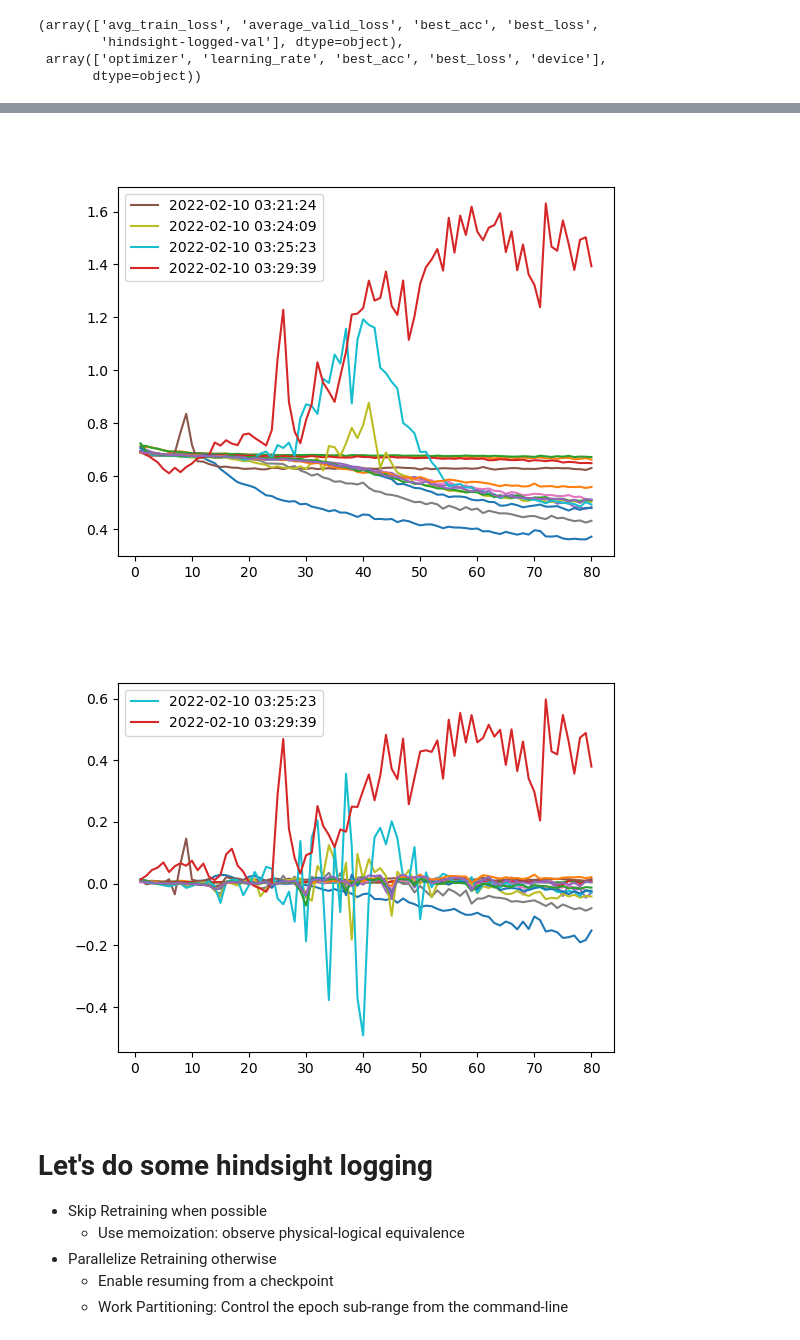
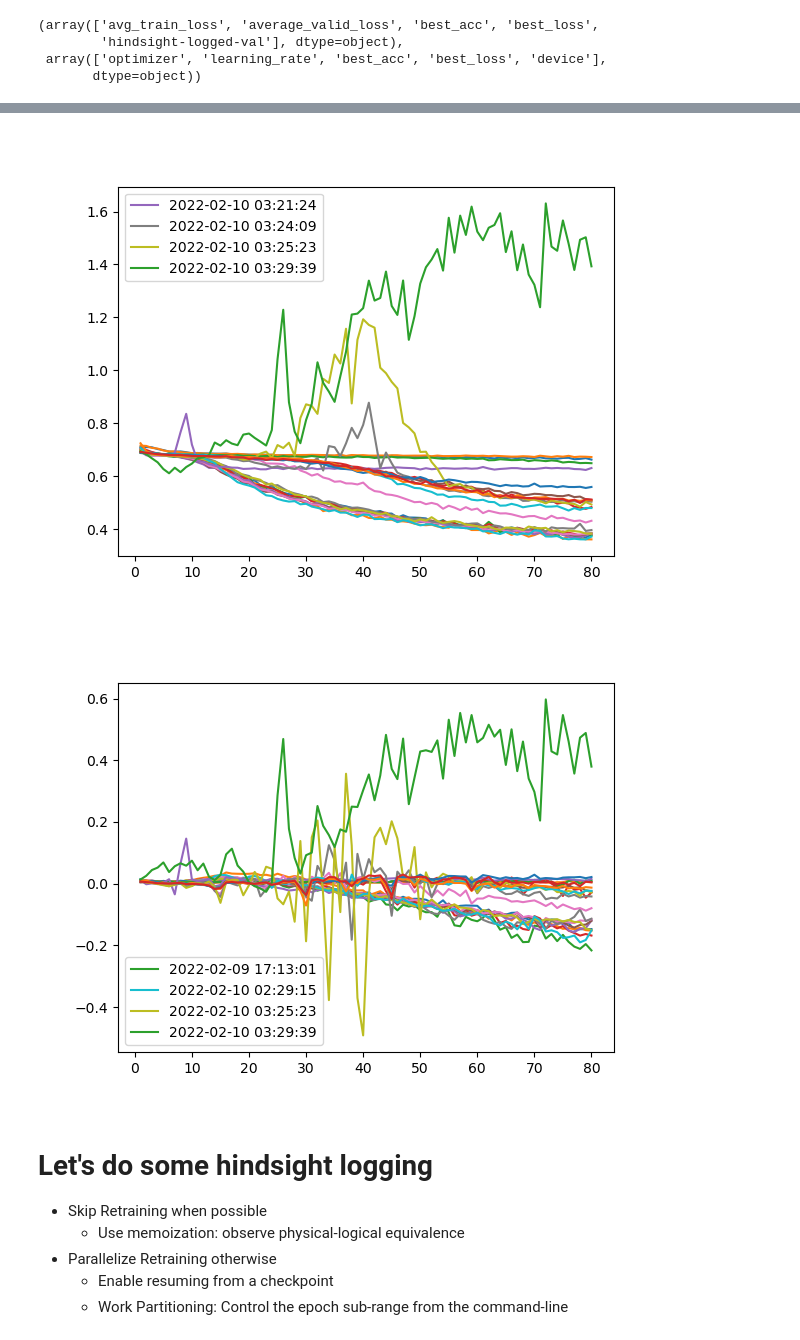
Before and after one commit to ucbrise/kaggle-nlp-disasters, a Jupyter notebook: demo.ipynb, the cells around one changed output, grey strips where cells are left out. Saved outputs shown, nothing was run; the diff lists cells and outputs as text; code cells hidden in the pictures.

```diff
--- a/demo.ipynb
+++ b/demo.ipynb
@@ -125,7 +122,6 @@ record_df['name'].unique(), replay_df['name'].unique() # What did I log in the p
 # import plotly.express as px
 
 df = record_df
-df = df[df['tstamp'] >= np.Datetime64('2022-02-10')]
 avg_train_loss = df[df['name'] == 'avg_train_loss']
 avg_train_loss_agg = avg_train_loss.groupby(['tstamp', 'epoch']).agg({'value': 'mean'}).reset_index()
 avg_train_loss_agg['tstamp'] = avg_train_loss_agg['tstamp'].map(str)
@@ -161,31 +157,31 @@ for t in avg_train_loss_agg['tstamp'].drop_duplicates().values:
 ax.legend()
 plt.show()
 # %% [output]
-[figure, old version]
+[figure, new version]
 # %%
 %matplotlib widget
 df = record_df
 avg_val_loss = df[df['name'] == 'average_valid_loss']
 avg_valid_loss_agg = avg_val_loss.groupby(['tstamp', 'epoch']).agg({'value': 'mean'}).reset_index()
 avg_valid_loss_agg['tstamp'] = avg_valid_loss_agg['tstamp'].map(str)
 avg_valid_loss_agg
 
 m_df =  avg_train_loss_agg.merge(avg_valid_loss_agg, on=['tstamp', 'epoch'])
 m_df['diff'] = m_df['value_x'] - m_df['value_y']                                # train_loss - val_loss
 m_df
 
 fig = plt.figure()
 ax = plt.subplot()
 for t in m_df['tstamp'].drop_duplicates().values:
     df = m_df[m_df['tstamp'] == t]
-    if any(df['diff'].map(abs) > 0.2):
+    if any(df['diff'].map(abs) > 0.19):
         ax.plot(df['epoch'], df['diff'], label=t)
     else:
         ax.plot(df['epoch'], df['diff'], label=None)
 ax.legend()
 plt.show()
 # %% [output]
-[figure, old version]
+[figure, new version]
 # %% [markdown]
 # Let's do some hindsight logging
 * Skip Retraining when possible
```
Also changed, not shown: parts of 3 cells of this notebook.
